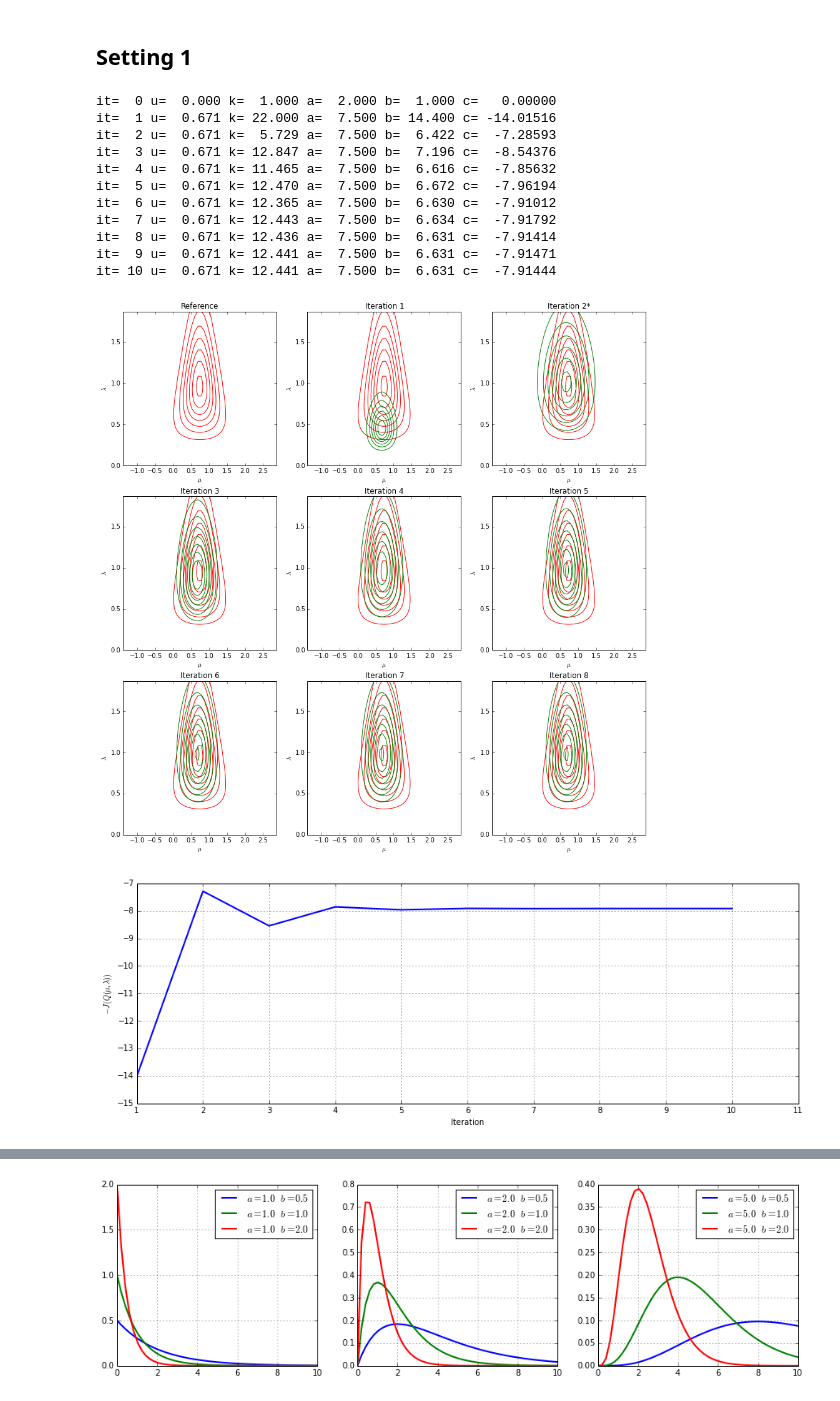
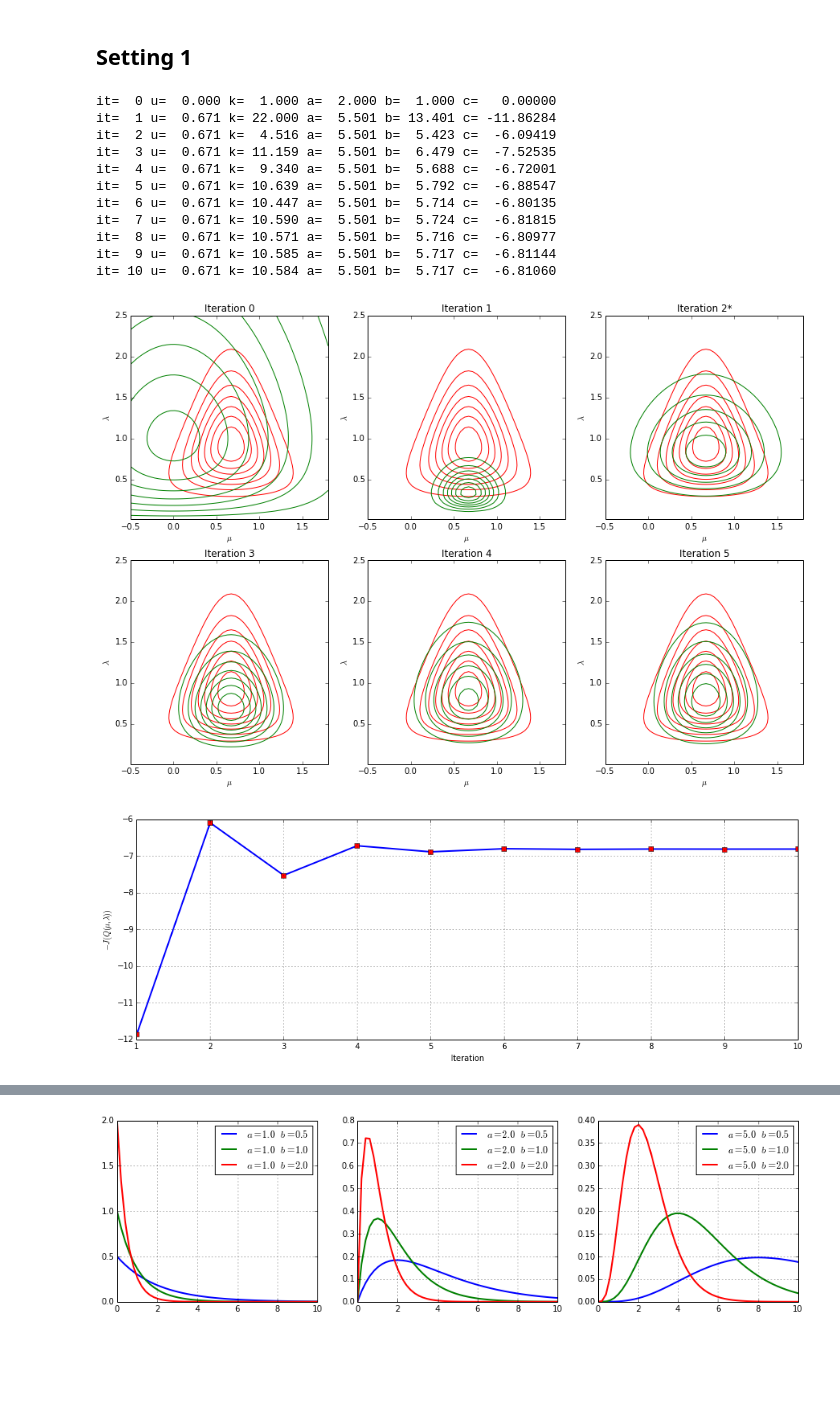
Before and after one commit to cangermueller/varinf, a Jupyter notebook: doc/uninorm.ipynb, the cells around one changed output, grey strips where cells are left out. Drawn from its saved outputs; the diff is of its cells as text; code cells hidden in the pictures; blank space fills up the shorter version.

Commit message:
doc/uninorm.ipynb: Update documentation
Correct/extend documentation and add simulations.

```diff
--- a/doc/uninorm.ipynb
+++ b/doc/uninorm.ipynb
@@ -96,15 +106,23 @@ from varinf import uninorm
 
 %matplotlib inline
 # %%
-def plot_posterior(posterior, axes, loc_range=(-5.0, 5.0), scale_range=(1e-3, 5.0), color='red'):
-    locs = np.linspace(loc_range[0], loc_range[1])
-    scales = np.linspace(scale_range[0], scale_range[1])
+def plot_posterior(posterior, axes, xlim=None, ylim=None, color='red'):
+    if xlim is None or ylim is None:
+        lower = posterior.mean() - 3 * posterior.var()
+        upper = posterior.mean() + 3 * posterior.var()
+        if xlim is None:
+            xlim = [lower[0], upper[0]]
+        if ylim is None:
+            ylim = [lower[1], upper[1]]
+
+    locs = np.linspace(xlim[0], xlim[1])
+    scales = np.linspace(ylim[0], ylim[1])
     pp = posterior.pdf(locs, scales)
     axes.contour(locs, scales, pp, colors=color)
     axes.set_xlabel('$\mu$')
     axes.set_ylabel('$\lambda$')
 # %%
-def plot_infer_results(pposterior, qposterior_infer_results, maxit=None):
+def plot_infer_results(pposterior, qposterior_infer_results, maxit=None, xlim=None, ylim=None):
     opt_index = qposterior_infer_results.opt_index()
     ncols = 3
     if maxit is None:
@@ -113,55 +131,52 @@ def plot_infer_results(pposterior, qposterior_infer_results, maxit=None):
     else:
         nrows = int(np.ceil(float(maxit + 1) / ncols))
 
-    loc = pposterior.params.u
-    scale = 1.0 / (pposterior.params.a / pposterior.params.b)
-    loc_range = (loc - 2 / scale, loc + 2 / scale)
-    scale_range = (1e-3, 2 * scale)
-
     fig, axes = plt.subplots(nrows=nrows, ncols=ncols, figsize=(ncols * 5, nrows*5))
     axes = axes.flatten()
-    plot_posterior(pposterior, axes[0], loc_range, scale_range, color='red')
-    axes[0].set_title('Reference')
-    for i in range(1, maxit + 1):
-        plot_posterior(pposterior, axes[i], loc_range, scale_range, color='red')
+    for i in range(0, maxit + 1):
+        plot_posterior(pposterior, axes[i], xlim, ylim, color='red')
         qposterior = uninorm.QPosterior(qposterior_infer_results[i])
-        plot_posterior(qposterior, axes[i], loc_range, scale_range, color='green')
+        plot_posterior(qposterior, axes[i], xlim, ylim, color='green')
         axes[i].set_title('Iteration {:d}{:s}'.format(i, '*' if i == opt_index else ''))
 # %%
 def plot_costs(results):
     fig, axes = plt.subplots(figsize=(15, 5))
     line, = axes.plot(range(1, len(results)), results.c[1:])
     line.set_linewidth(2)
+    line.set_marker('s')
+    line.set_markerfacecolor('red')
     line.set_color('blue')
     axes.set_xlabel('Iteration')
     axes.set_ylabel(r'$-J(Q(\mu,\lambda))$')
-    axes.set_xticks(range(1, len(results) + 1))
+    axes.set_xticks(range(1, len(results)))
     axes.grid()
 # %% [markdown]
 ## Setting 1
 # %%
 np.random.seed(0)
+# 10 points sampled from N(u=0.0, l=1.0)
 x = uninorm.simulate(u=0.0, l=1.0, size=10)
-pprior_params = uninorm.Params(u=0.0, k=1.0, a=2.0, b=1.0)
-pposterior_params = uninorm.infer_pposterior(x)
+# Prior: E[u]=0.0 (weak), E[l]=1.0 (weak)
+pprior_params = uninorm.Params(u=0.0, k=1.0, a=0.001, b=0.001)
+pposterior_params = uninorm.infer_pposterior(x, pprior_params)
 pposterior = uninorm.PPosterior(pposterior_params)
 init = uninorm.Params(u=0.0, k=1.0, a=2.0, b=1.0)
 qposterior_infer_results = uninorm.infer_qposterior(x, pprior_params, init, maxit=10)
 
-plot_infer_results(pposterior, qposterior_infer_results, maxit=8)
+plot_infer_results(pposterior, qposterior_infer_results, maxit=5, xlim=[-0.5, 1.8], ylim=[0.01, 2.5])
 plot_costs(qposterior_infer_results)
 print(qposterior_infer_results)
 # %% [output]
 it=  0 u=  0.000 k=  1.000 a=  2.000 b=  1.000 c=   0.00000
-it=  1 u=  0.671 k= 22.000 a=  7.500 b= 14.400 c= -14.01516
-it=  2 u=  0.671 k=  5.729 a=  7.500 b=  6.422 c=  -7.28593
-it=  3 u=  0.671 k= 12.847 a=  7.500 b=  7.196 c=  -8.54376
-it=  4 u=  0.671 k= 11.465 a=  7.500 b=  6.616 c=  -7.85632
-it=  5 u=  0.671 k= 12.470 a=  7.500 b=  6.672 c=  -7.96194
-it=  6 u=  0.671 k= 12.365 a=  7.500 b=  6.630 c=  -7.91012
-it=  7 u=  0.671 k= 12.443 a=  7.500 b=  6.634 c=  -7.91792
-it=  8 u=  0.671 k= 12.436 a=  7.500 b=  6.631 c=  -7.91414
-it=  9 u=  0.671 k= 12.441 a=  7.500 b=  6.631 c=  -7.91471
-it= 10 u=  0.671 k= 12.441 a=  7.500 b=  6.631 c=  -7.91444
+it=  1 u=  0.671 k= 22.000 a=  5.501 b= 13.401 c= -11.86284
+it=  2 u=  0.671 k=  4.516 a=  5.501 b=  5.423 c=  -6.09419
+it=  3 u=  0.671 k= 11.159 a=  5.501 b=  6.479 c=  -7.52535
+it=  4 u=  0.671 k=  9.340 a=  5.501 b=  5.688 c=  -6.72001
+it=  5 u=  0.671 k= 10.639 a=  5.501 b=  5.792 c=  -6.88547
+it=  6 u=  0.671 k= 10.447 a=  5.501 b=  5.714 c=  -6.80135
+it=  7 u=  0.671 k= 10.590 a=  5.501 b=  5.724 c=  -6.81815
+it=  8 u=  0.671 k= 10.571 a=  5.501 b=  5.716 c=  -6.80977
+it=  9 u=  0.671 k= 10.585 a=  5.501 b=  5.717 c=  -6.81144
+it= 10 u=  0.671 k= 10.584 a=  5.501 b=  5.717 c=  -6.81060
-[figure, old version]
+[figure, new version]
-[figure, old version]
+[figure, new version]
```
Also changed, not shown: parts of 12 cells of this notebook, 1 other file.
